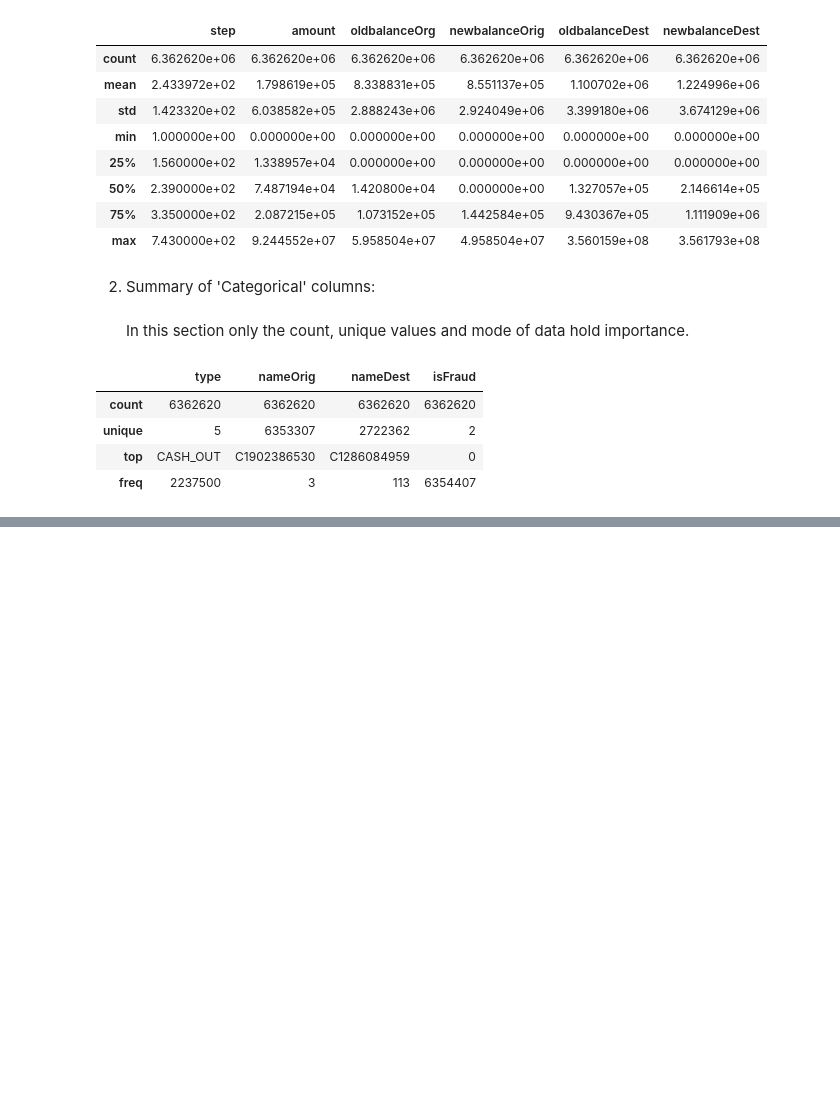
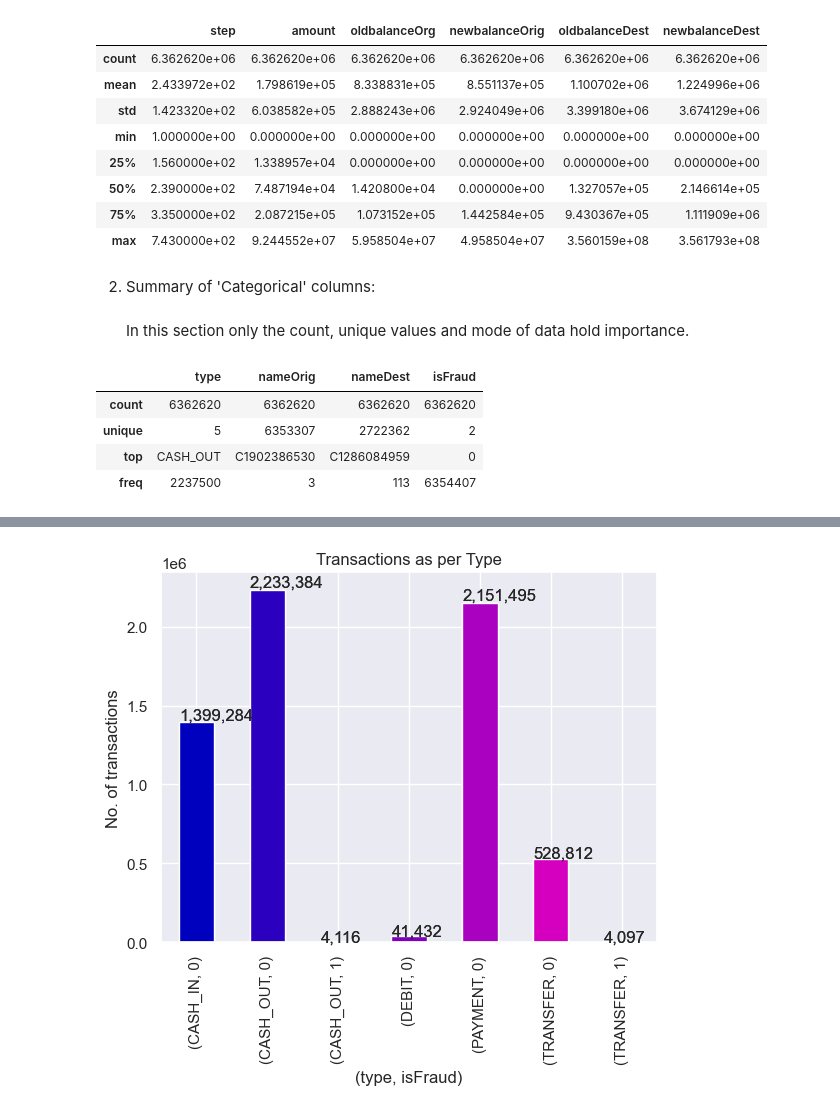
Before and after one commit to parthareja/financial-fraud-detection, a Jupyter notebook: financial-fraud-detection.ipynb, the cells around one changed output, grey strips where cells are left out. Cells and saved outputs as stored; diff of their text form; code cells hidden in the pictures; blank space fills up the shorter version.

```diff
--- a/financial-fraud-detection.ipynb
+++ b/financial-fraud-detection.ipynb
@@ -81,0 +129,11 @@ display(desc_df_cat)
+# %%
+plotColours = [(x/6, x/10000, 0.75) for x in range(10)]
+axes = df.groupby(['type', 'isFraud']).size().plot.bar(color = {'violet', 'green', 'purple', 'orange', 'teal', 'brown'})
+axes = df.groupby(['type', 'isFraud']).size().plot.bar(color = plotColours)
+axes.set_title('Transactions as per Type')
+axes.set_xlabel('(type, isFraud)')
+axes.set_ylabel('No. of transactions')
+for p in axes.patches:
+    axes.annotate(str(format(int(p.get_height()), ',d')), (p.get_x(), p.get_height()*1.01))
+# %% [output]
+[figure, added]
```
Also changed, not shown: parts of 20 cells of this notebook, 2 other files.
